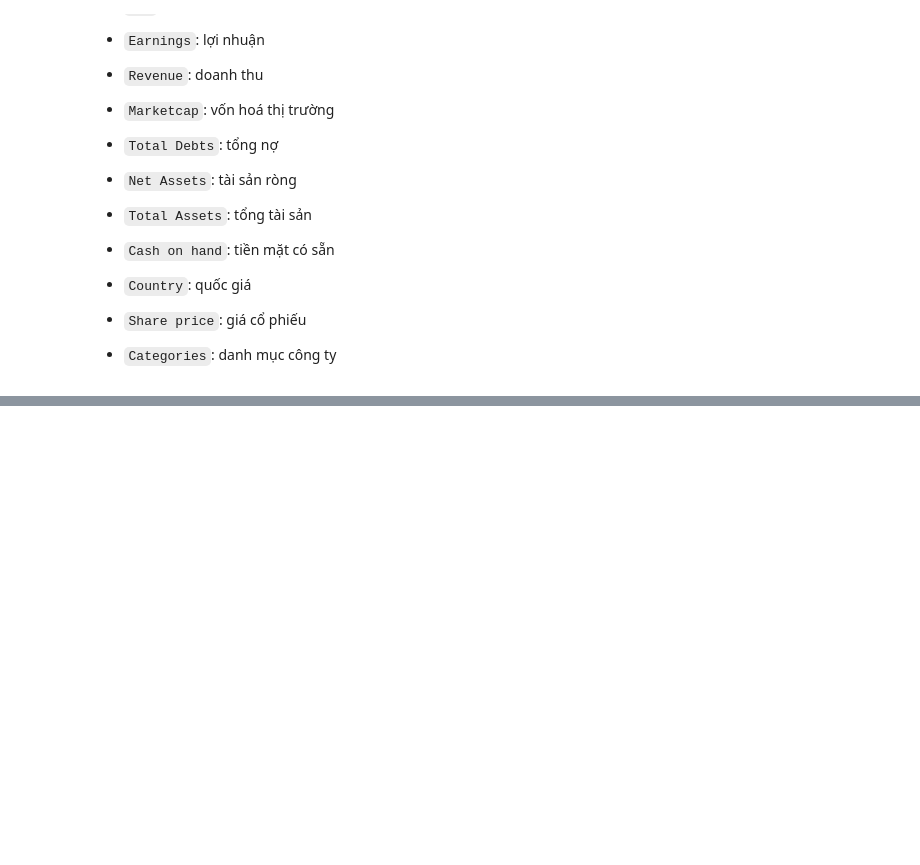
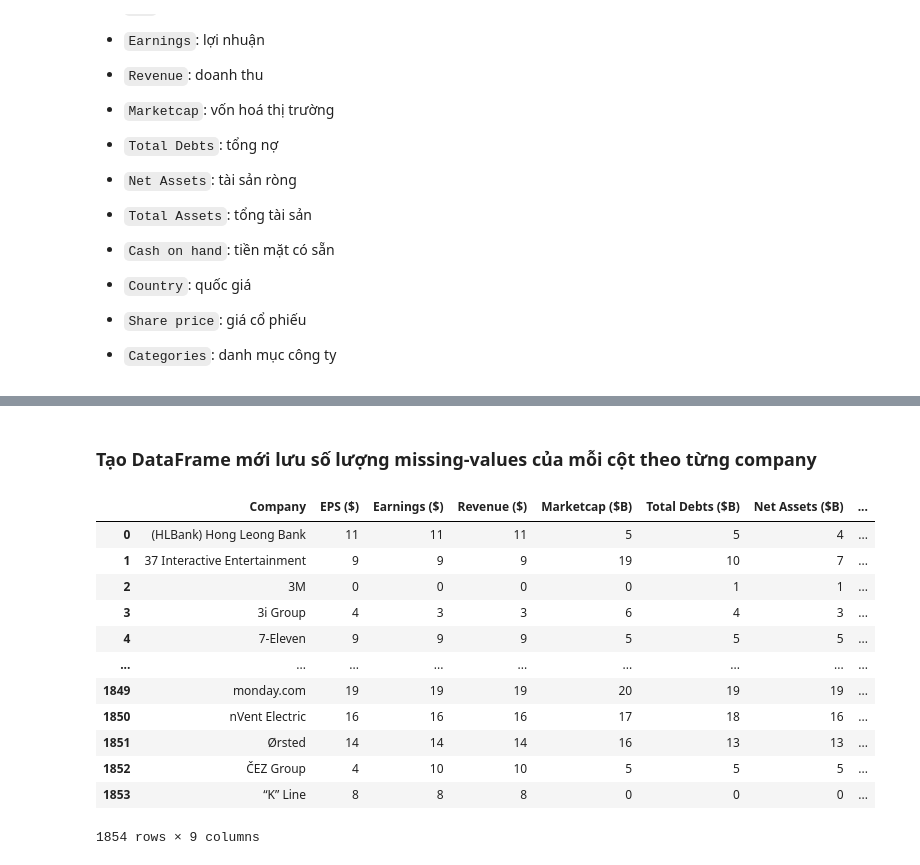
Before and after one commit to HuyAnhTon/Intro2DS_FinalProject, a Jupyter notebook: notebooks/data_explore.ipynb, the cells around one changed output, grey strips where cells are left out. Saved outputs shown, nothing was run; the diff lists cells and outputs as text; code cells hidden in the pictures; blank space fills up the shorter version.

```diff
--- a/notebooks/data_explore.ipynb
+++ b/notebooks/data_explore.ipynb
@@ -63 +186,16 @@ Dataset có 69460 dòng và 13 cột
+# %%
+new_column_names = {
+    'EPS': 'EPS ($)',
+    'Earnings': 'Earnings ($)',
+    'Revenue': 'Revenue ($)',
+    'Marketcap': 'Marketcap ($B)',
+    'Total Debts': 'Total Debts ($B)',
+    'Net Assets': 'Net Assets ($B)',
+    'Total Assets': 'Total Assets ($B)',
+    'Cash on hand': 'Cash on hand ($)',
+    'Share price': 'Share price ($)'
+}
+
+# Đổi tên các cột
+raw_df = raw_df.rename(columns=new_column_names)
 # %% [markdown]
@@ -73,0 +255,2 @@ Có 23506 dòng trùng nhau
+# %%
+raw_df.dropna(subset=["Categories"], inplace=True)
@@ -73,0 +312,3 @@ Có 23506 dòng trùng nhau
+# %%
+num_missing_cols = ["EPS ($)", "Earnings ($)", "Revenue ($)", "Marketcap ($B)", "Total Debts ($B)", "Net Assets ($B)", "Total Assets ($B)", "Cash on hand ($)"]
+num_missing_cols
@@ -73,0 +330,22 @@ Có 23506 dòng trùng nhau
+# %% [markdown]
+### Tạo DataFrame mới lưu số lượng missing-values của mỗi cột theo từng company
+# %%
+missing_counts_df = raw_df.groupby("Company")[num_missing_cols].apply(lambda company: company.isna().sum())
+
+# Chuyển `Company` thành cột
+missing_counts_df = missing_counts_df.reset_index()
+missing_counts_df
+# %% [output]
+|  | Company | EPS ($) | Earnings ($) | Revenue ($) | Marketcap ($B) | Total Debts ($B) | Net Assets ($B) | ... |
+| 0 | (HLBank) Hong Leong Bank | 11 | 11 | 11 | 5 | 5 | 4 | ... |
+| 1 | 37 Interactive Entertainment | 9 | 9 | 9 | 19 | 10 | 7 | ... |
+| 2 | 3M | 0 | 0 | 0 | 0 | 1 | 1 | ... |
+| 3 | 3i Group | 4 | 3 | 3 | 6 | 4 | 3 | ... |
+| 4 | 7-Eleven | 9 | 9 | 9 | 5 | 5 | 5 | ... |
+| ... | ... | ... | ... | ... | ... | ... | ... | ... |
+| 1849 | monday.com | 19 | 19 | 19 | 20 | 19 | 19 | ... |
+| 1850 | nVent Electric | 16 | 16 | 16 | 17 | 18 | 16 | ... |
+| 1851 | Ørsted | 14 | 14 | 14 | 16 | 13 | 13 | ... |
+| 1852 | ČEZ Group | 4 | 10 | 10 | 5 | 5 | 5 | ... |
+| 1853 | “K” Line | 8 | 8 | 8 | 0 | 0 | 0 | ... |
+1854 rows × 9 columns
```
Also changed, not shown: parts of 46 cells of this notebook.
